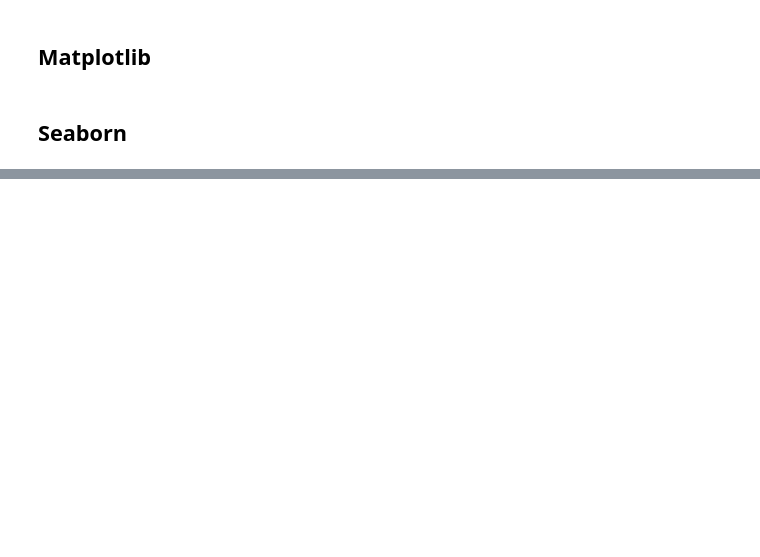
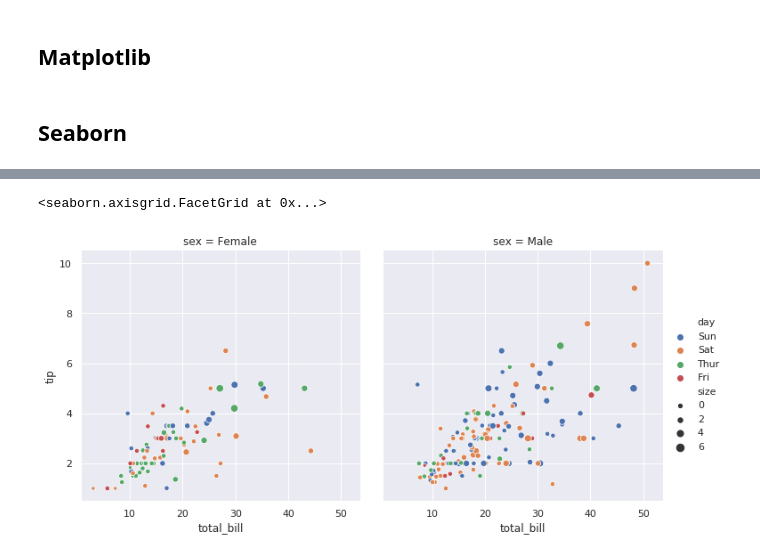
Before and after one commit to praveengurrapu/MLCourse, a Jupyter notebook: visualization/Visualization.ipynb, the cells around one changed output, grey strips where cells are left out. Drawn from its saved outputs; the diff is of its cells as text; code cells hidden in the pictures; blank space fills up the shorter version.

```diff
--- a/visualization/Visualization.ipynb
+++ b/visualization/Visualization.ipynb
@@ -44,0 +83,5 @@ H4sIAAAAAAAAAGVRW3OiMBj9Kzu8WisXQexMZxaVqhQVL0Vk3YcQgsZCwCQotuN/38i67cNmJi/nnJzv
+# %%
+sns.relplot(x='total_bill',y='tip',hue='day',size='size',col='sex', data=df)
+# %% [output]
+<seaborn.axisgrid.FacetGrid at 0x...>
+[figure, added]
```
Also changed, not shown: parts of 15 cells of this notebook.
